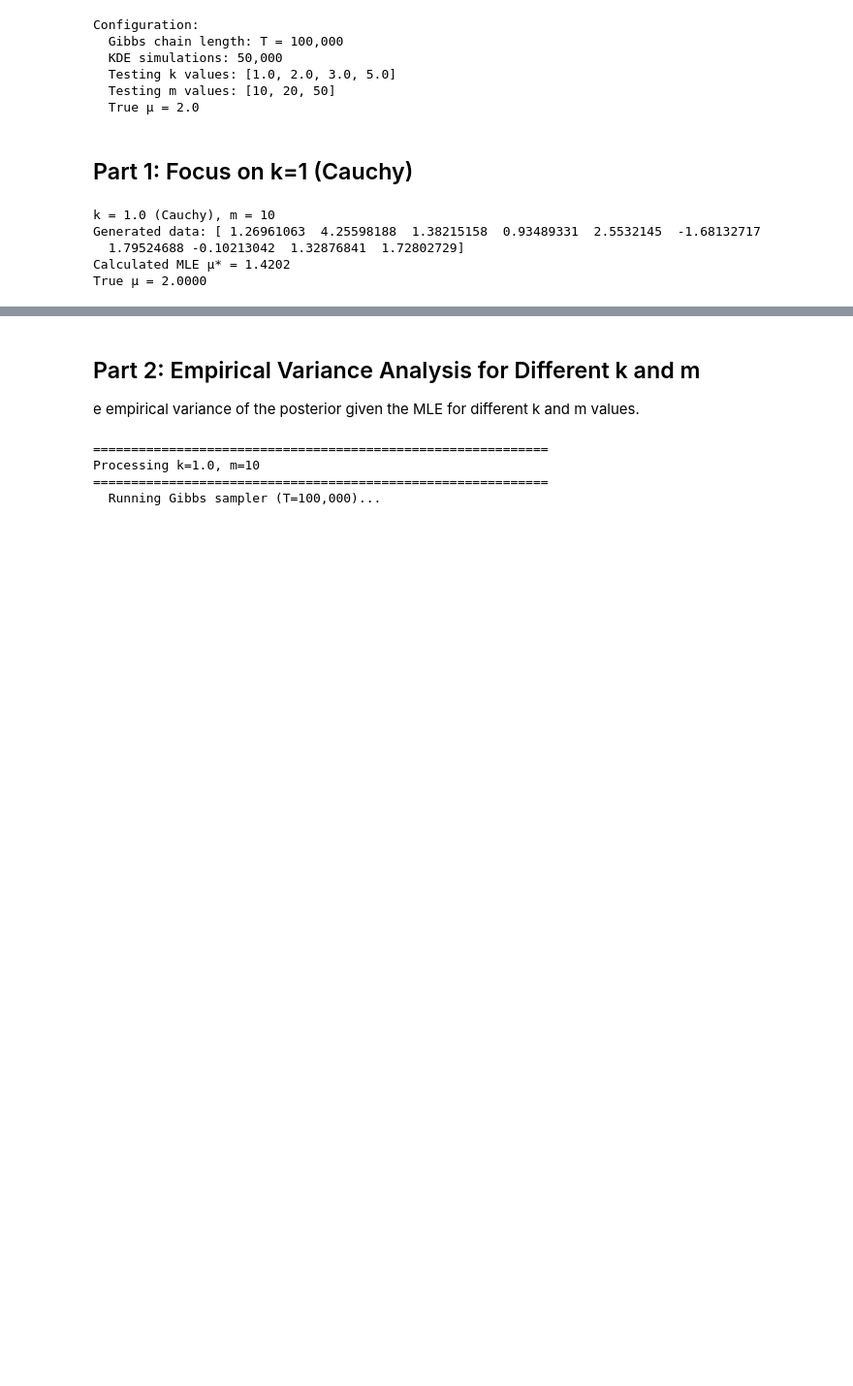
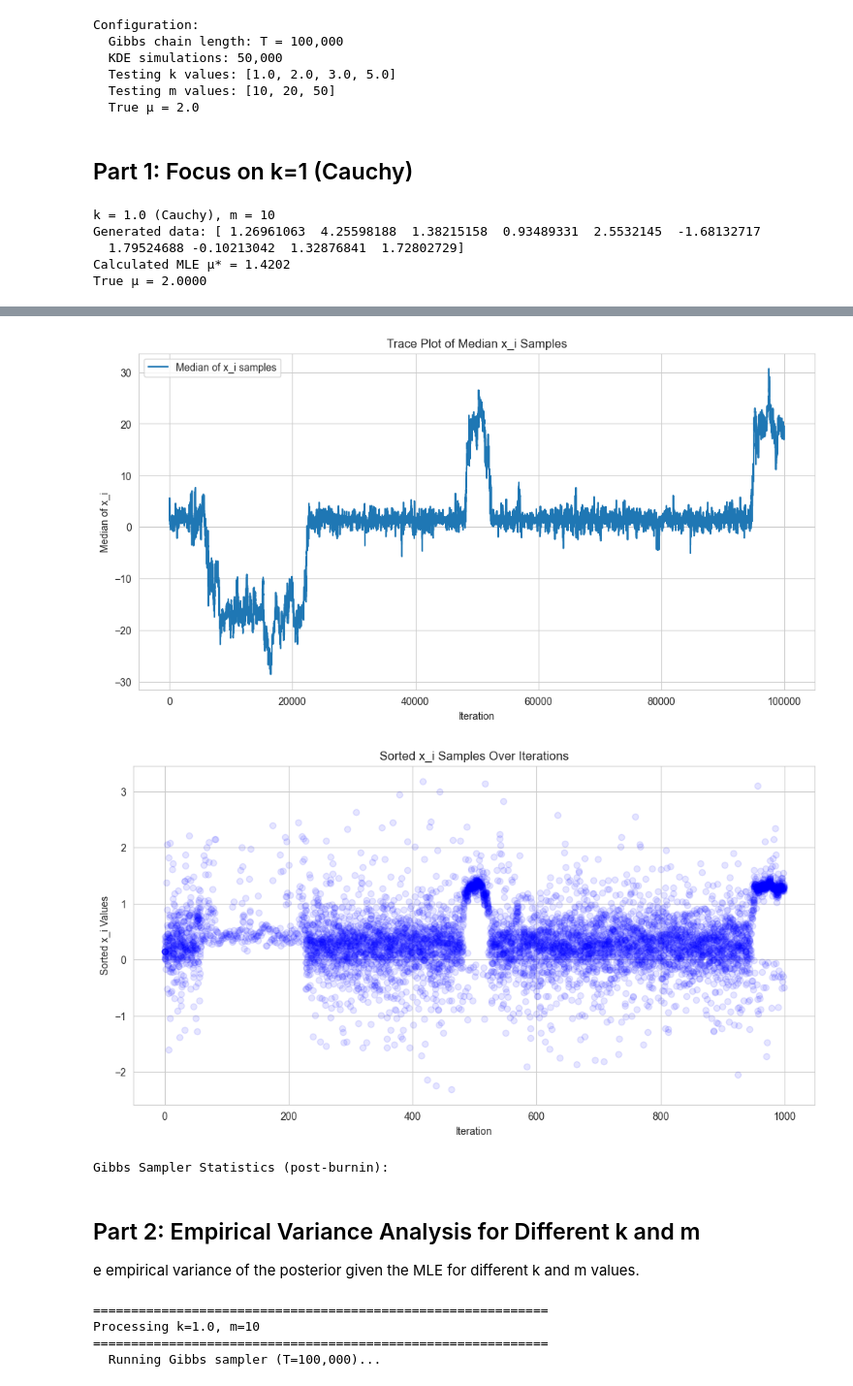
Before and after one commit to shlokmishra/student_t_mle, a Jupyter notebook: testing/shlok.ipynb, the cells around one changed output, grey strips where cells are left out. Shown at 97% size. Cells and saved outputs as stored; diff of their text form; code cells hidden in the pictures; blank space fills up the shorter version.

```diff
--- a/testing/shlok.ipynb
+++ b/testing/shlok.ipynb
@@ -173,6 +173,30 @@ Gibbs Sampler Statistics (post-burnin):
   Mean: 0.0548
   Std:  9.0945
   Variance: 82.7105
+# %%
+
+a,b = 48000, 53000
+a,b = 0, T_gibbs
+med_x = [np.median(x) for x in gibbs_results['x_chain'][a:b]]
+sorted_x = [np.sort(x) for x in gibbs_results['x_chain'][a:b]]
+plt.plot(med_x, label='Median of x_i samples')
+plt.title('Trace Plot of Median x_i Samples')
+plt.xlabel('Iteration')
+plt.ylabel('Median of x_i')
+plt.legend()
+plt.show()
+
+for i, x in enumerate(sorted_x[::100]):
+    plt.scatter([i]*len(x), np.log10(x), color='blue', alpha=0.1)
+plt.title('Sorted x_i Samples Over Iterations')
+plt.xlabel('Iteration')
+plt.ylabel('Sorted x_i Values')
+plt.show()
+print(f"\nGibbs Sampler Statistics (post-burnin):")
+# %% [output]
+[figure, added]
+[figure, added]
+Gibbs Sampler Statistics (post-burnin):
 # %% [markdown]
 ## Part 2: Empirical Variance Analysis for Different k and m
 
```
Also changed, not shown: parts of 6 cells of this notebook, 1 other file.
